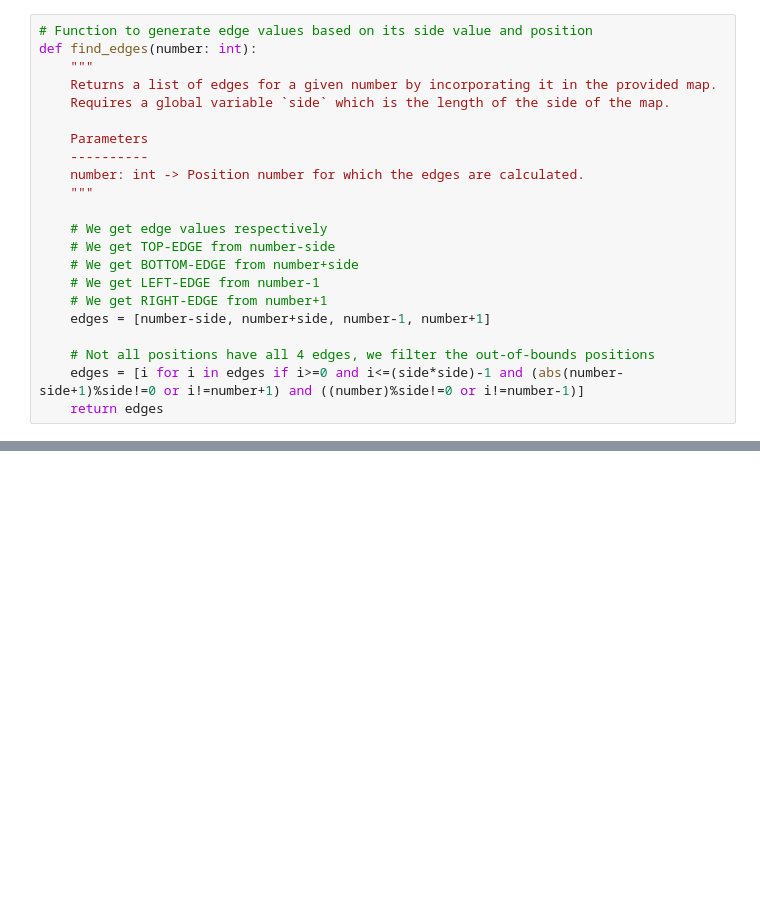
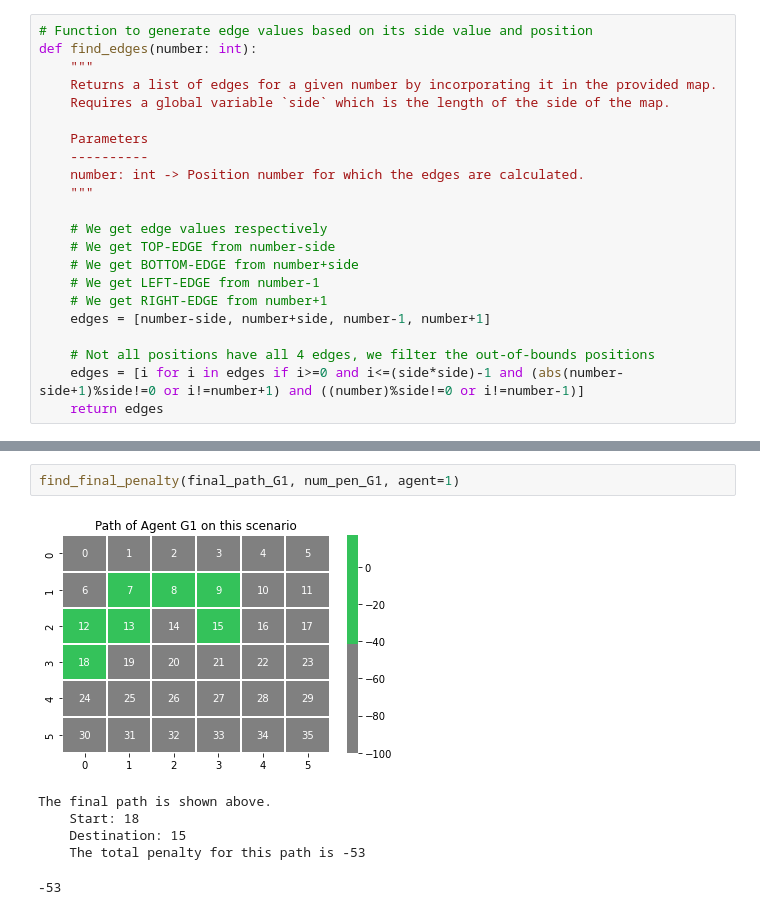
Before and after one commit to pavankumarbalijepalli/aci_assignment, a Jupyter notebook: Trails.ipynb, the cells around one changed output, grey strips where cells are left out. Drawn from its saved outputs; the diff is of its cells as text; blank space fills up the shorter version.

```diff
--- a/Trails.ipynb
+++ b/Trails.ipynb
@@ -353,0 +369,9 @@ The final path is shown above.
+# %%
+find_final_penalty(final_path_G1, num_pen_G1, agent=1)
+# %% [output]
+[figure, added]
+The final path is shown above.
+    Start: 18
+    Destination: 15
+    The total penalty for this path is -53
+-53
```
Also changed, not shown: parts of 7 cells of this notebook.
